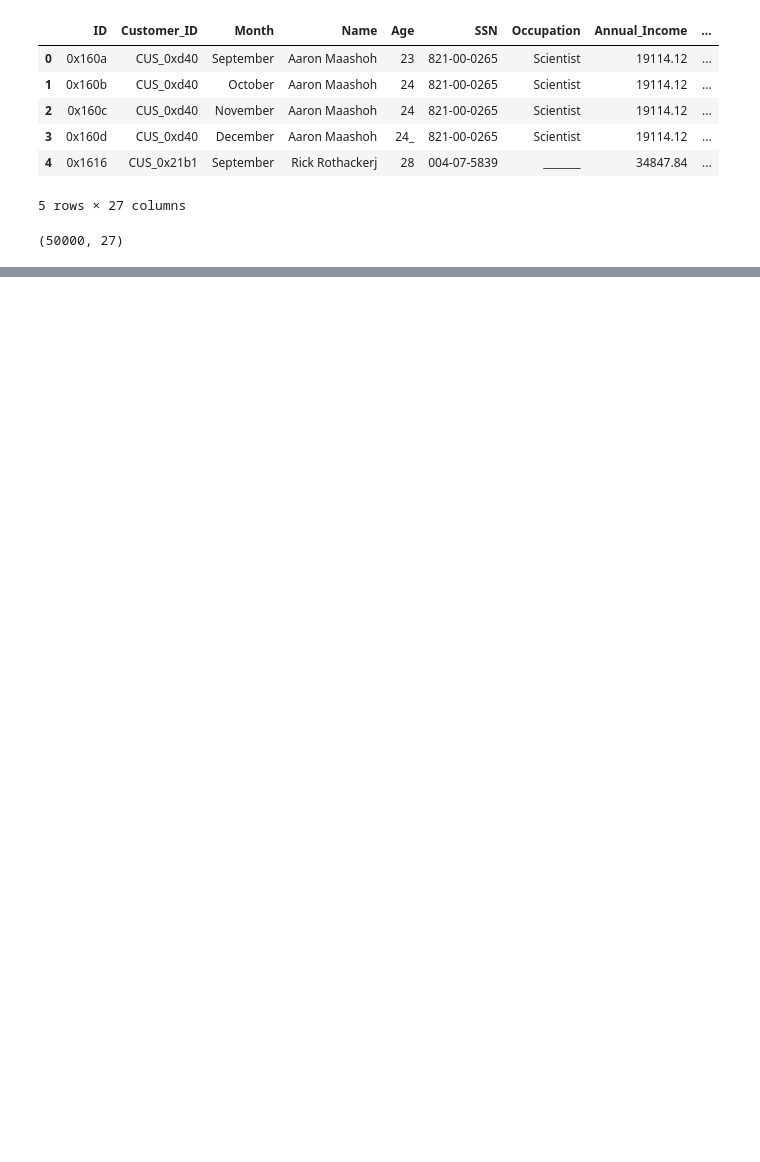
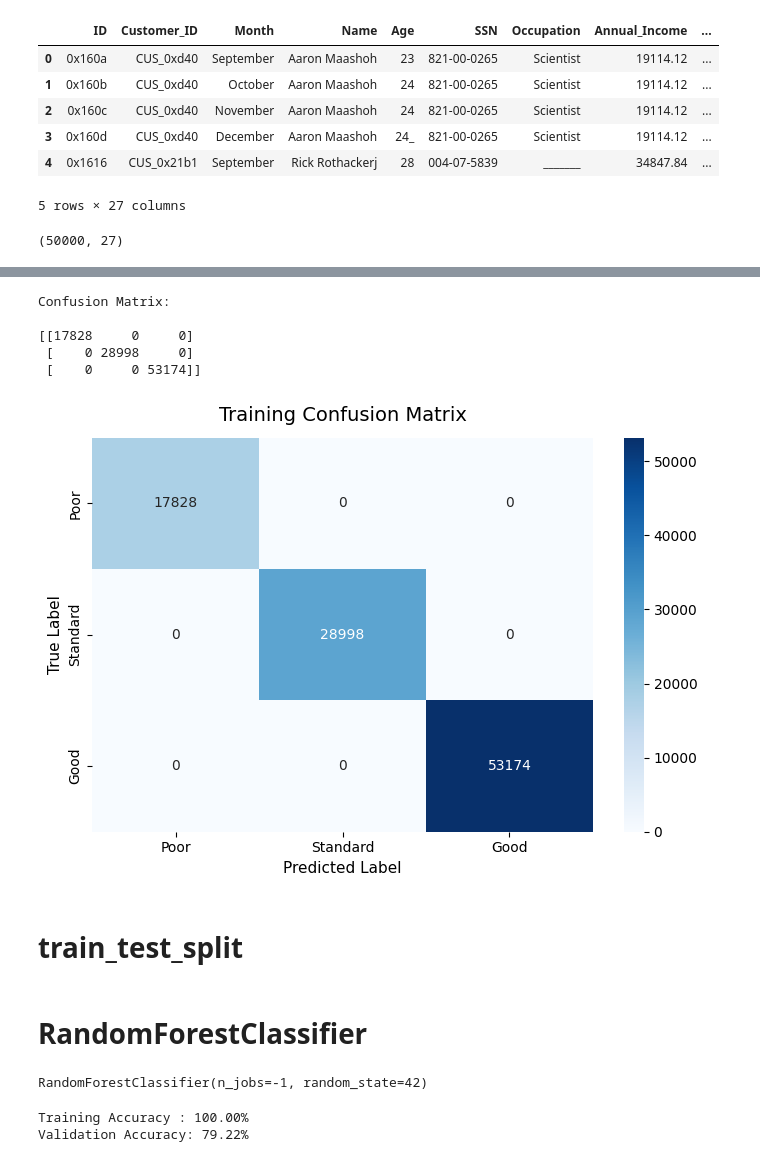
Before and after one commit to eshat69/Credit-Score-Predictor, a Jupyter notebook: bank.ipynb, the cells around one changed output, grey strips where cells are left out. Cells and saved outputs as stored; diff of their text form; code cells hidden in the pictures; blank space fills up the shorter version.

```diff
--- a/bank.ipynb
+++ b/bank.ipynb
@@ -130,0 +601,3 @@ plt.show()
+# %%
+# Create a dictionary to store encoders
+label_encoders = {}
@@ -130,0 +689,10 @@ plt.show()
+# %%
+# Initialize the model
+rf_model = RandomForestClassifier(
+    n_estimators=100,
+    random_state=42,
+    n_jobs=-1
+)
+# %%
+# Train the model
+rf_model.fit(x_train, y_train)
@@ -130,0 +712,2 @@ plt.show()
+# %%
+y_train_pred = rf_model.predict(x_train)
@@ -130,0 +733,41 @@ plt.show()
+# %%
+print("\nConfusion Matrix:\n")
+print(confusion_matrix(y_train, y_train_pred))
+# %% [output]
+Confusion Matrix:
+
+[[17828     0     0]
+ [    0 28998     0]
+ [    0     0 53174]]
+# %%
+import matplotlib.pyplot as plt
+import seaborn as sns
+from sklearn.metrics import confusion_matrix
+
+# 1. Compute confusion matrix
+cm = confusion_matrix(y_train, y_train_pred)
+
+# 2. Class labels (mapped to 0: Poor, 1: Standard, 2: Good)
+labels = ["Poor", "Standard", "Good"]
+
+# 3. Plot heatmap
+plt.figure(figsize=(7, 5))
+sns.heatmap(
+    cm,
+    annot=True,
+    fmt="d",
+    cmap="Blues",
+    xticklabels=labels,
+    yticklabels=labels,
+    cbar=True,
+)
+
+plt.title("Training Confusion Matrix", fontsize=14, pad=12)
+plt.xlabel("Predicted Label", fontsize=11)
+plt.ylabel("True Label", fontsize=11)
+plt.tight_layout()
+plt.show()
+# %% [output]
+[figure, added]
+# %% [markdown]
+# train_test_split
@@ -130,0 +784,22 @@ plt.show()
+# %% [markdown]
+# RandomForestClassifier
+# %%
+
+rf_model = RandomForestClassifier(
+    n_estimators=100,
+    random_state=42,
+    n_jobs=-1
+)
+
+rf_model.fit(x_train, y_train)
+# %% [output]
+RandomForestClassifier(n_jobs=-1, random_state=42)
+# %%
+train_accuracy = rf_model.score(x_train, y_train)
+val_accuracy = rf_model.score(x_val, y_val)
+
+print(f"Training Accuracy : {train_accuracy*100:.2f}%")
+print(f"Validation Accuracy: {val_accuracy*100:.2f}%")
+# %% [output]
+Training Accuracy : 100.00%
+Validation Accuracy: 79.22%
```
Also changed, not shown: parts of 84 cells of this notebook, 7 other files.
